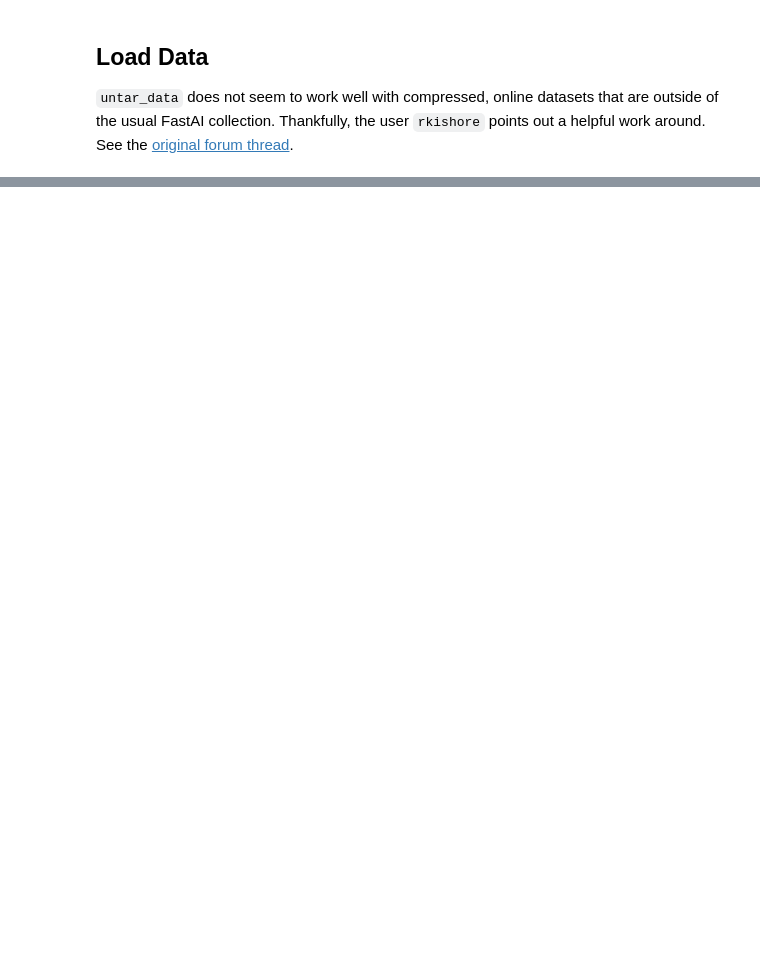
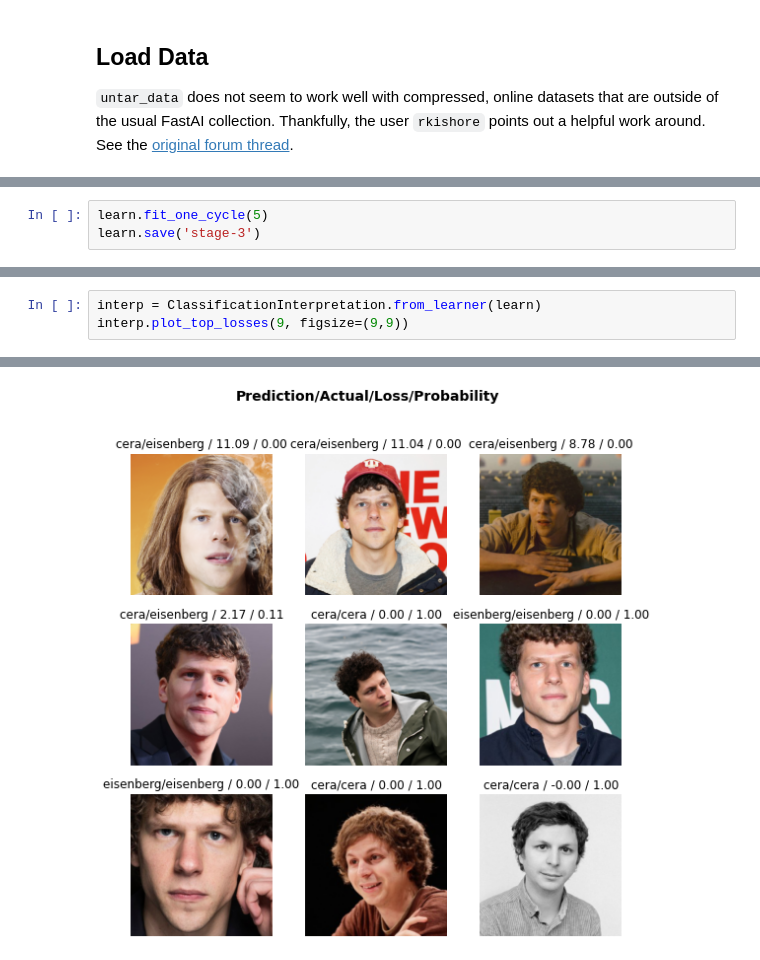
Before and after one commit to sheeshee/cera-or-eisenberg, a Jupyter notebook: Cera Or Eisenberg.ipynb, the cells around one changed output, grey strips where cells are left out. Cells and saved outputs as stored; diff of their text form; blank space fills up the shorter version.

```diff
--- a/Cera Or Eisenberg.ipynb
+++ b/Cera Or Eisenberg.ipynb
@@ -87,0 +171,3 @@ FileNotFoundError: [Errno 2] No such file or directory: 'https:/raw.githubuserco
+# %%
+learn.fit_one_cycle(5)
+learn.save('stage-3')
@@ -87,0 +181,4 @@ FileNotFoundError: [Errno 2] No such file or directory: 'https:/raw.githubuserco
+# %%
+interp = ClassificationInterpretation.from_learner(learn)
+interp.plot_top_losses(9, figsize=(9,9))
+# %% [output]
@@ -87,0 +186 @@ FileNotFoundError: [Errno 2] No such file or directory: 'https:/raw.githubuserco
+[figure, added]
```
Also changed, not shown: parts of 33 cells of this notebook.
